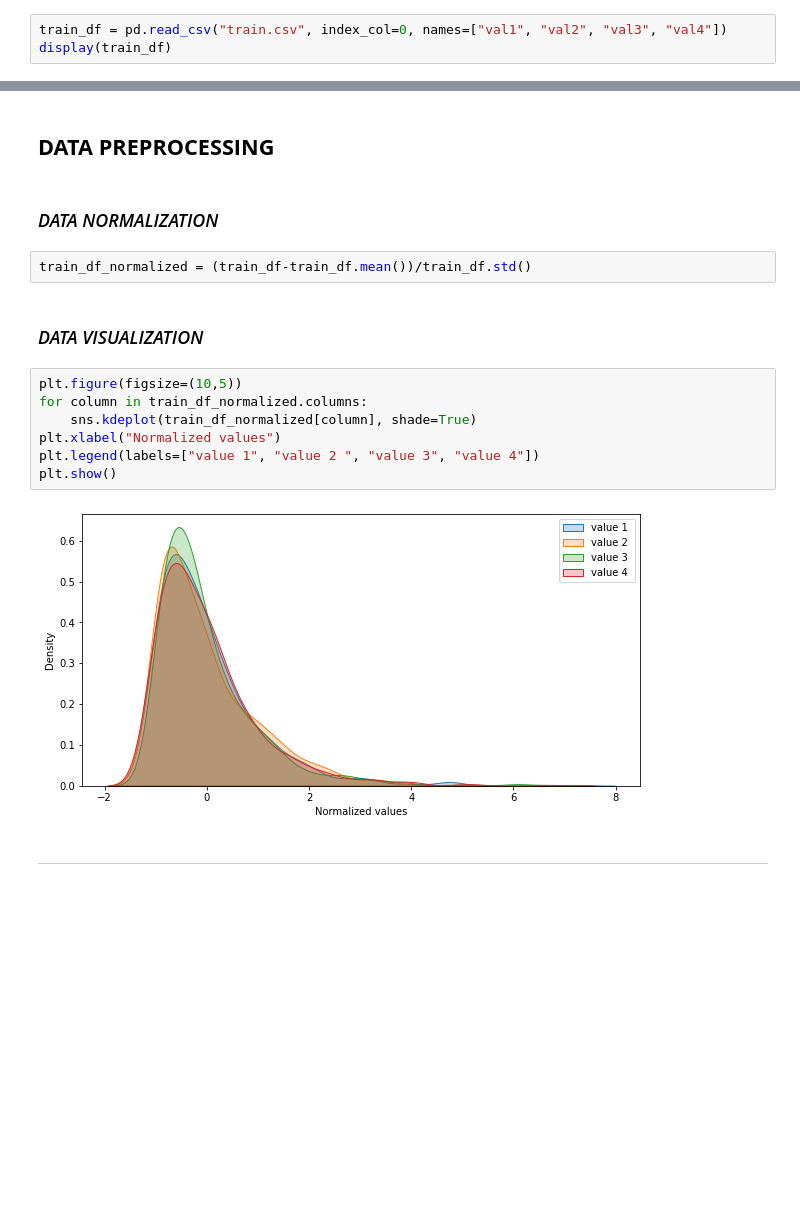
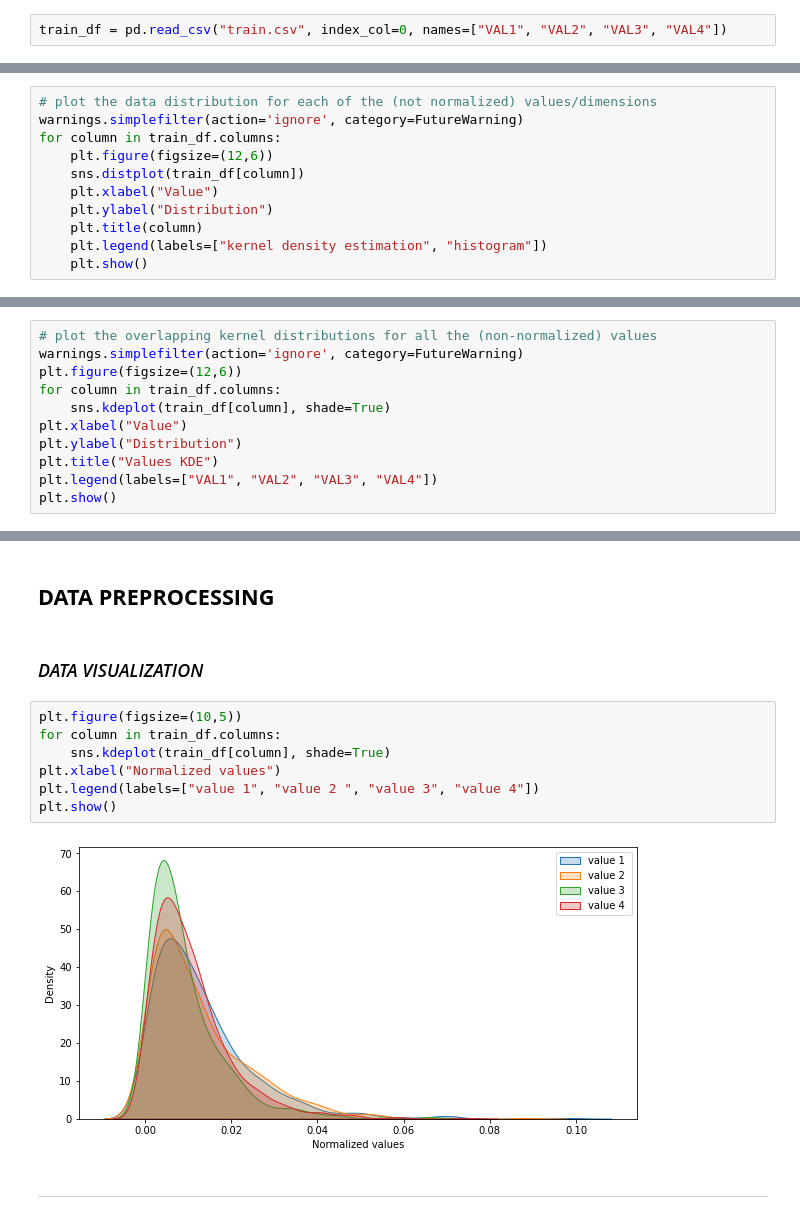
Before and after one commit to celine98/genhack, a Jupyter notebook: inferences.ipynb, the cells around one changed output, grey strips where cells are left out. Cells and saved outputs as stored; diff of their text form; blank space fills up the shorter version.

```diff
--- a/inferences.ipynb
+++ b/inferences.ipynb
@@ -44,3 +42,2 @@
 # %%
-train_df = pd.read_csv("train.csv", index_col=0, names=["val1", "val2", "val3", "val4"])
-display(train_df)
+train_df = pd.read_csv("train.csv", index_col=0, names=["VAL1", "VAL2", "VAL3", "VAL4"])
@@ -60,0 +92,11 @@ display(train_df)
+# %%
+# plot the data distribution for each of the (not normalized) values/dimensions
+warnings.simplefilter(action='ignore', category=FutureWarning)
+for column in train_df.columns:
+    plt.figure(figsize=(12,6))
+    sns.distplot(train_df[column])
+    plt.xlabel("Value")
+    plt.ylabel("Distribution")
+    plt.title(column)
+    plt.legend(labels=["kernel density estimation", "histogram"])
+    plt.show()
@@ -60,0 +108,11 @@ display(train_df)
+# %%
+# plot the overlapping kernel distributions for all the (non-normalized) values
+warnings.simplefilter(action='ignore', category=FutureWarning)
+plt.figure(figsize=(12,6))
+for column in train_df.columns:
+    sns.kdeplot(train_df[column], shade=True)
+plt.xlabel("Value")
+plt.ylabel("Distribution")
+plt.title("Values KDE")
+plt.legend(labels=["VAL1", "VAL2", "VAL3", "VAL4"])
+plt.show()
@@ -62,21 +162,17 @@ display(train_df)
 ___
 # %% [markdown]
 ## **DATA PREPROCESSING**
-# %% [markdown]
-### *DATA NORMALIZATION*
-# %%
-train_df_normalized = (train_df-train_df.mean())/train_df.std()
 # %% [markdown]
 ### *DATA VISUALIZATION*
 # %%
 plt.figure(figsize=(10,5))
-for column in train_df_normalized.columns:
-    sns.kdeplot(train_df_normalized[column], shade=True)
+for column in train_df.columns:
+    sns.kdeplot(train_df[column], shade=True)
 plt.xlabel("Normalized values")
 plt.legend(labels=["value 1", "value 2 ", "value 3", "value 4"])
 plt.show()
 # %% [output]
-[figure, old version]
+[figure, new version]
 # %% [markdown]
 ___
 # %% [markdown]
```
Also changed, not shown: parts of 28 cells of this notebook.
